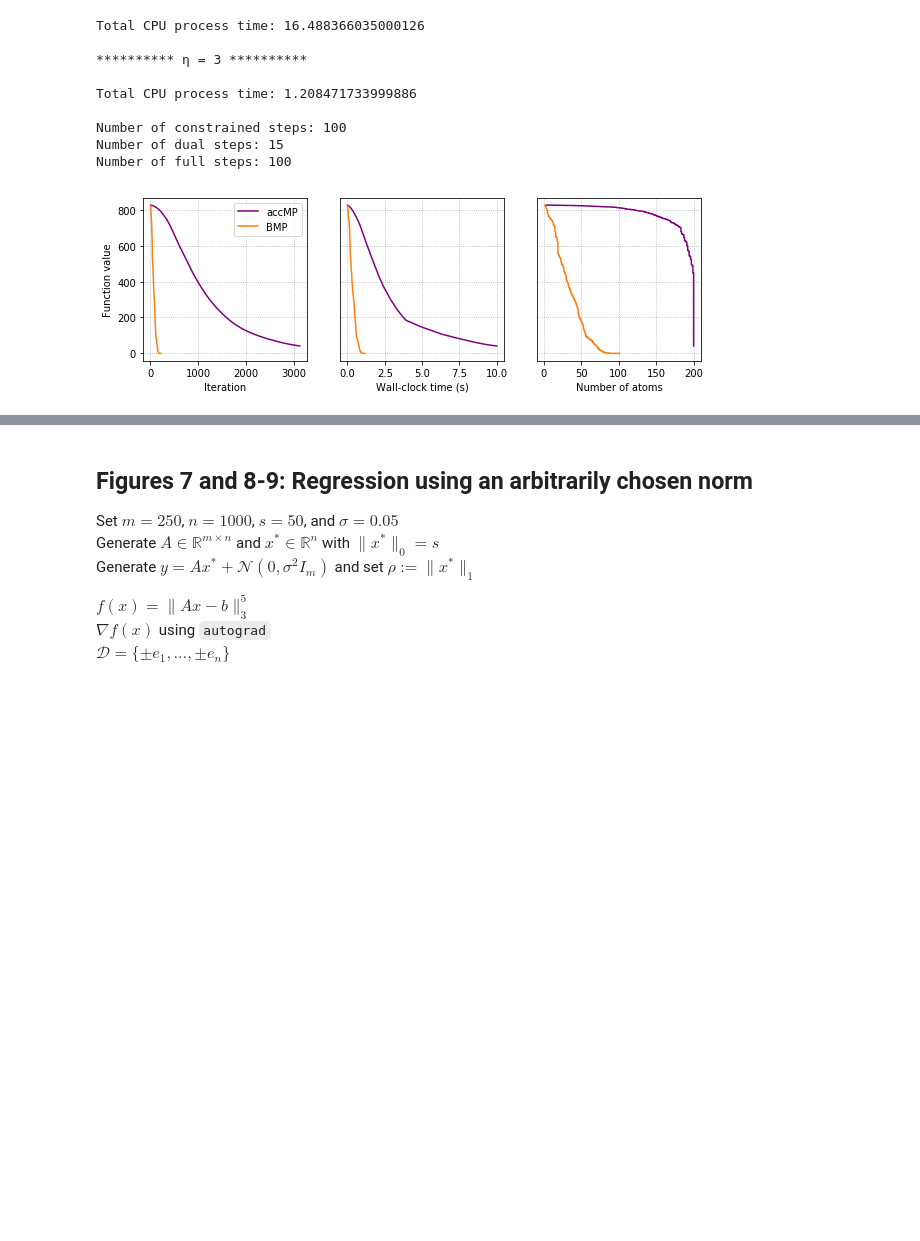
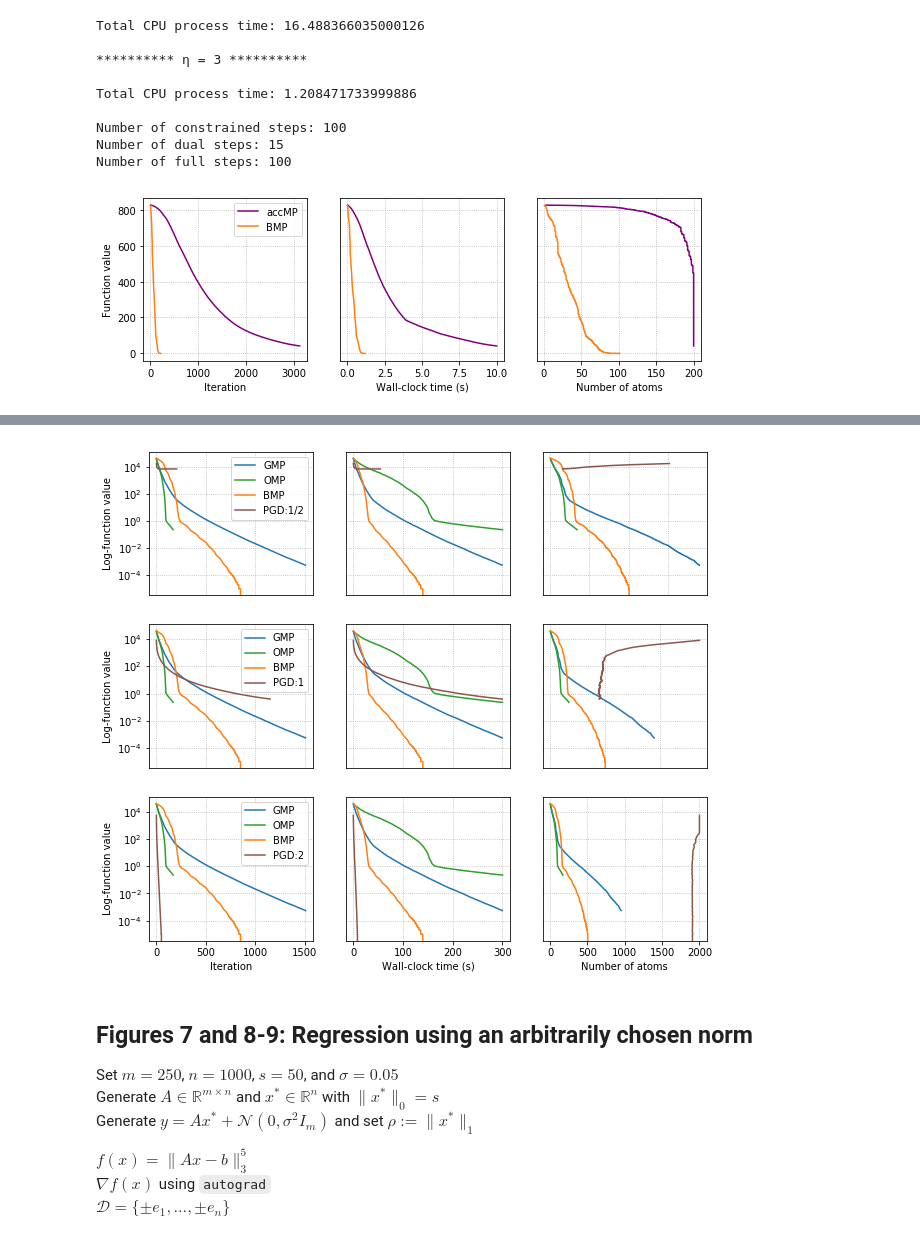
Before and after one commit to cyrillewcombettes/bmp, a Jupyter notebook: bmp_code.ipynb, the cells around one changed output, grey strips where cells are left out. Drawn from its saved outputs; the diff is of its cells as text; code cells hidden in the pictures; blank space fills up the shorter version.

```diff
--- a/bmp_code.ipynb
+++ b/bmp_code.ipynb
@@ -1240,0 +1285,91 @@ Number of full steps: 100
+# %%
+m, n, s = 500, 2000, 100
+sigma = 0.05
+
+np.random.seed(1)
+
+x_star = np.zeros(n)
+nz = np.random.choice(n, s, replace=False)
+for i in nz:
+    x_star[i] = np.random.randn()
+
+A = np.random.randn(m, n)
+y = np.dot(A, x_star)+sigma*np.random.randn(m)
+tau = np.linalg.norm(x_star, 1)
+
+f = lambda x: np.linalg.norm(y-np.dot(A, x))**2
+grad_f = lambda x: -2*np.dot(np.transpose(A), y-np.dot(A, x))
+D = list(np.identity(n))+list(-np.identity(n))
+x = D[np.random.randint(0, len(D))].copy()
+# %%
+eta_grid = [5]
+
+eta_labels = {'gmp':'GMP', 'omp':'OMP', 5:'BMP', 1/2:'PGD:1/2', 1:'PGD:1', 2:'PGD:2'}
+eta_colors = {'gmp':'tab:blue', 'omp':'tab:green', 5:'tab:orange', 1/2:'tab:brown', 1:'tab:brown', 2:'tab:brown'}
+
+res = {}
+
+for eta in eta_grid:
+    print('********** η = {} **********'.format(eta), '\n')
+    res[eta] = bmp(f, grad_f, D, x, eta=eta, time_tol=time_tol)
+
+print('********** GMP **********', '\n')
+res['gmp'] = gmp(f, grad_f, D, x, time_tol=time_tol)
+
+print('********** OMP **********', '\n')
+res['omp'] = omp(f, grad_f, D, x, time_tol=time_tol)
+
+fig = plt.figure()
+fig.set_figheight(9)
+fig.set_figwidth(10)
+
+i = 0
+
+for scale in [1/2, 1, 2]:
+
+    algo_grid = ['gmp', 'omp', 5, scale]
+
+    print('********** scale = {} **********'.format(scale), '\n')
+    res[scale] = pgd(f, grad_f, x, scale*tau, time_tol=time_tol)
+
+    plt.subplot(3, 3, 1+3*i)
+    for eta in algo_grid:
+        plt.plot(res[eta][4], res[eta][5], label=eta_labels[eta], color=eta_colors[eta])
+    plt.legend()
+    plt.yscale('log')
+    plt.ylabel('Log-function value')
+    if i == 2:
+        plt.xlabel('Iteration')
+        plt.tick_params(which='minor', left=False)
+    else:
+        plt.tick_params(which='minor', left=False)
+        plt.tick_params(bottom=False, labelbottom=False)
+    plt.grid(which='major', linestyle=':')
+
+    plt.subplot(3, 3, 2+3*i)
+    for eta in algo_grid:
+        plt.plot(np.cumsum(res[eta][8]), res[eta][5], color=eta_colors[eta])
+    plt.yscale('log')
+    if i == 2:
+        plt.xlabel('Wall-clock time (s)')
+        plt.tick_params(which='both', left=False, labelleft=False)
+    else:
+        plt.tick_params(which='both', left=False, bottom=False, labelleft=False, labelbottom=False)
+    plt.grid(which='major', linestyle=':')
+
+    plt.subplot(3, 3, 3+3*i)
+    for eta in algo_grid:
+        plt.plot(res[eta][7], res[eta][5], color=eta_colors[eta])
+    plt.yscale('log')
+    if i == 2:
+        plt.xlabel('Number of atoms')
+        plt.tick_params(which='both', left=False, labelleft=False)
+        plt.grid(which='major', linestyle=':')
+    else:
+        plt.tick_params(which='both', left=False, bottom=False, labelleft=False, labelbottom=False)
+    plt.grid(which='major', linestyle=':')
+
+    i += 1
+
+plt.show()
+# %% [output]
@@ -1241,3 +1393,4 @@ Number of full steps: 100
+[figure, added]
 # %% [markdown]
 ## Figures 7 and 8-9: Regression using an arbitrarily chosen norm
 
```
Also changed, not shown: parts of 5 cells of this notebook.
